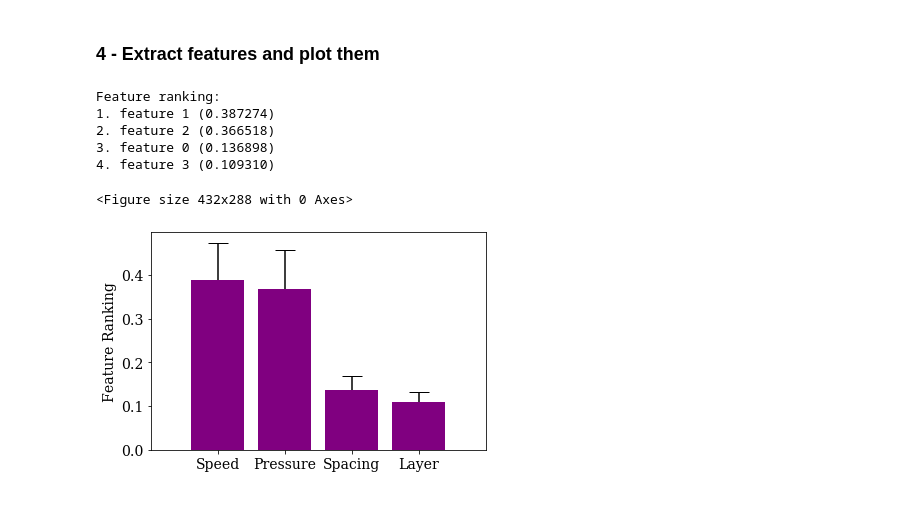
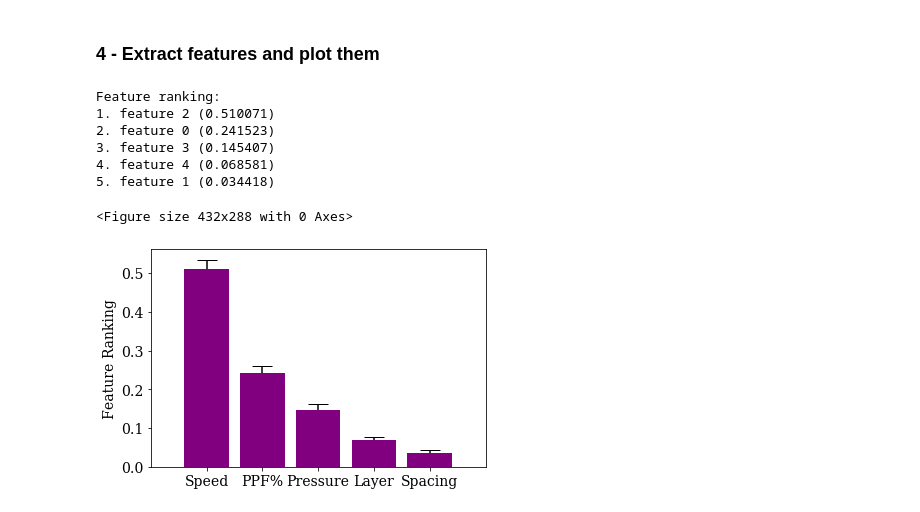
Before and after one commit to KavrakiLab/bioMateriaLs, a Jupyter notebook: P1-Feature_importance.ipynb, the cells around one changed output. Saved outputs shown, nothing was run; the diff lists cells and outputs as text; code cells hidden in the pictures.

Commit message:
Sunday evening last version + figures/tables

```diff
--- a/P1-Feature_importance.ipynb
+++ b/P1-Feature_importance.ipynb
@@ -31,7 +31,7 @@ conf_spp = df[["Speed (mm/s)", "Pressure (bar)", "wt% PPF"]].groupby(["Speed (mm
 combos = conf_spp[["Speed (mm/s)", "Pressure (bar)", "wt% PPF"]].values
 # %%
 #extract data in the form for training
-X_train = dataX[["Spacing (mm)", "Speed (mm/s)", "Pressure (bar)", "Layer #"]].to_numpy()
+X_train = dataX[[ "viscosity", "Spacing (mm)", "Speed (mm/s)", "Pressure (bar)", "Layer #"]].to_numpy()
 Y_train = dataY["material accuracy(%)"].to_numpy()
 # %% [markdown]
 ### 3 - Train
@@ -57,7 +57,7 @@ std = np.std([tree.feature_importances_ for tree in regr.estimators_],
              axis=0)
 indices = np.argsort(importances)[::-1]
 
-feature_labs = ["Spacing", "Speed", "Pressure", "Layer"]
+feature_labs = ["PPF%", "Spacing", "Speed", "Pressure", "Layer"]
 feature_lab_ord = []
 
 for i in indices:
@@ -68,36 +68,37 @@ print("Feature ranking:")
 
 for f in range(X.shape[1]):
     print("%d. feature %d (%f)" % (f + 1, indices[f], importances[indices[f]]))
 
 # Plot the impurity-based feature importances of the forest
 font = {'family' : 'serif',
         'weight' : 'normal',
         'size'   : 14}
 
 matplotlib.rc('font', **font)
 plt.figure()
 fig, ax = plt.subplots()
 ax.set_axisbelow(True)
 plt.grid(False)
 #plt.title("Feature importances")
 plotline1, caplines1, barlinecols1 = ax.errorbar(
         range(X.shape[1]), importances[indices], yerr=std[indices], lolims=True,
         capsize = 0, ls='None', color='k')
 caplines1[0].set_marker('_')
 caplines1[0].set_markersize(20)
 plt.bar(range(X.shape[1]), importances[indices],
         color='purple',align="center")
 plt.xticks(range(X.shape[1]), feature_lab_ord)
 plt.xlim([-1, X.shape[1]])
 plt.ylabel("Feature Ranking")
 
-#plt.savefig("feature_importance90.eps")
+plt.savefig("feature_importance.eps")
 plt.show()
 # %% [output]
 Feature ranking:
-1. feature 1 (0.387274)
-2. feature 2 (0.366518)
-3. feature 0 (0.136898)
-4. feature 3 (0.109310)
+1. feature 2 (0.510071)
+2. feature 0 (0.241523)
+3. feature 3 (0.145407)
+4. feature 4 (0.068581)
+5. feature 1 (0.034418)
 <Figure size 432x288 with 0 Axes>
-[figure, old version]
+[figure, new version]
```
Also changed, not shown: 15 other files.
